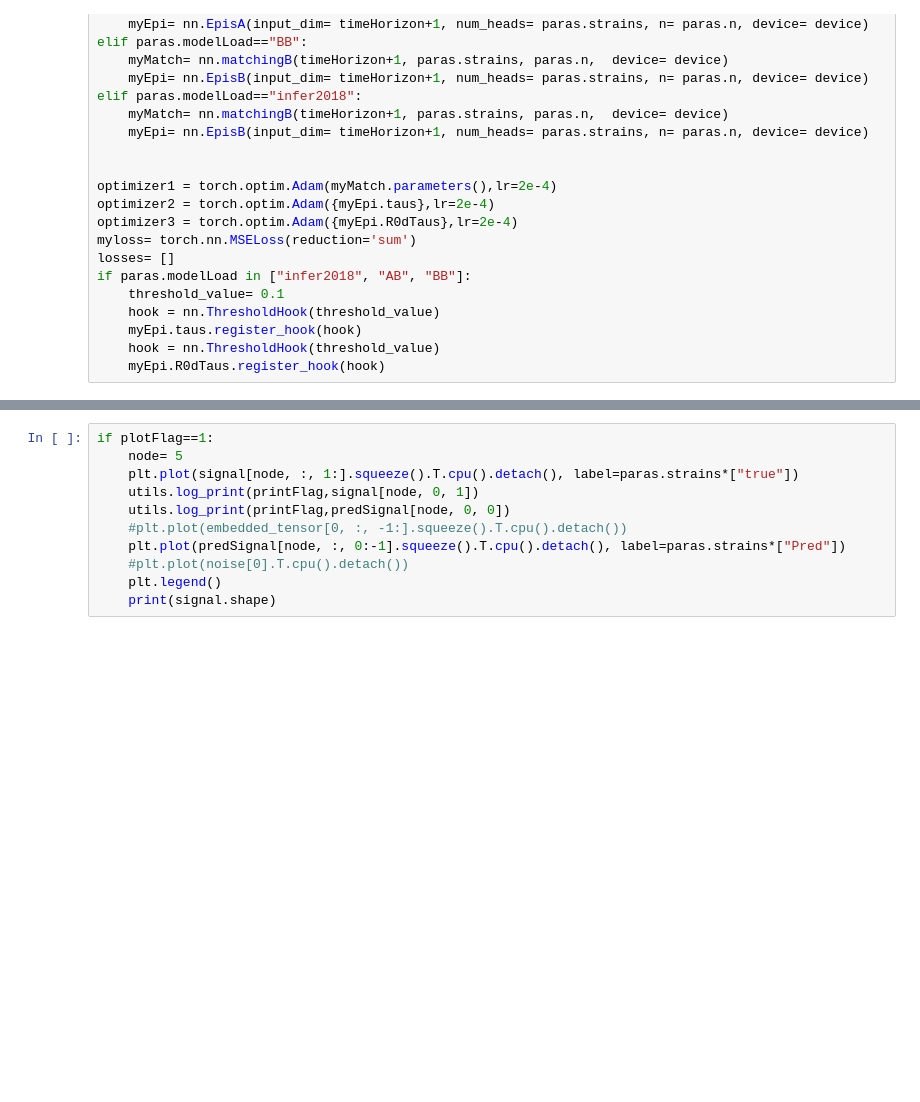
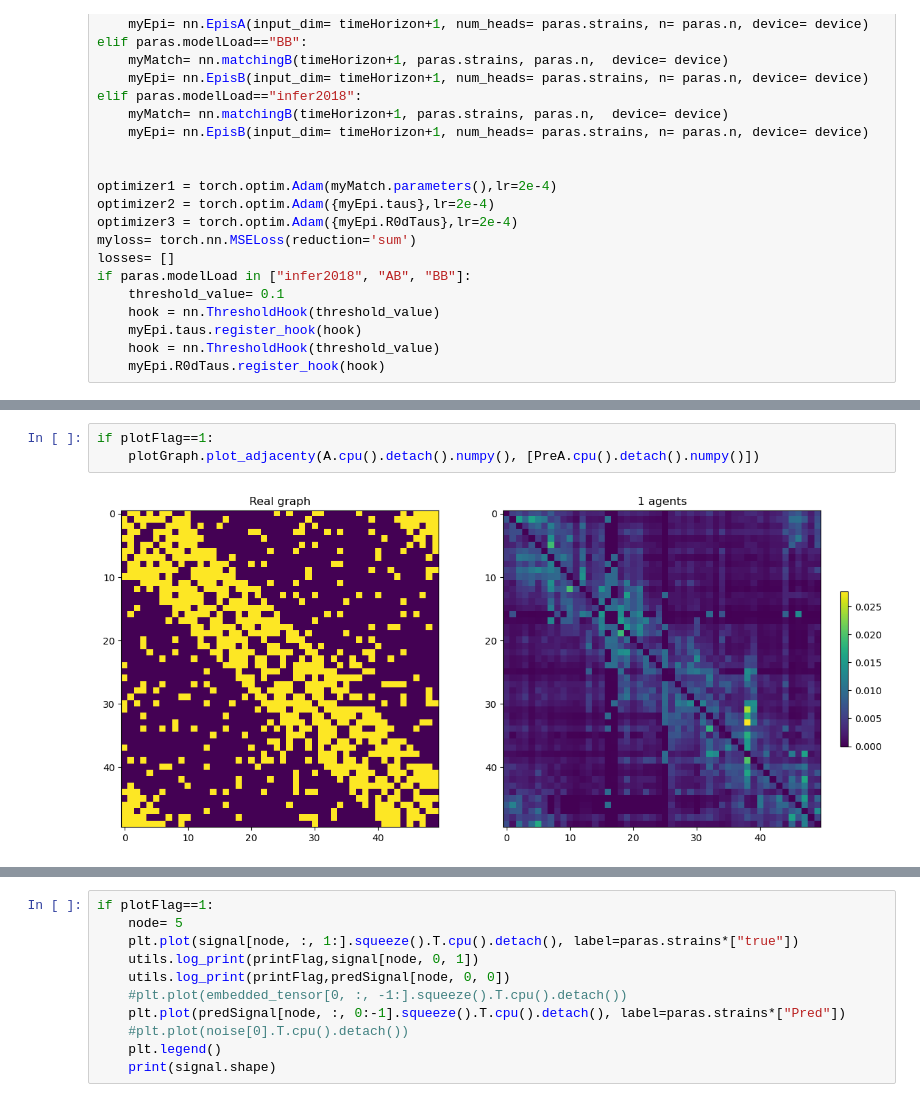
Before and after one commit to bizhili/Topology_Learning_Epis, a Jupyter notebook: test_multi_cities_no_att.ipynb, the cells around one changed output, grey strips where cells are left out. Cells and saved outputs as stored; diff of their text form; blank space fills up the shorter version.

```diff
--- a/test_multi_cities_no_att.ipynb
+++ b/test_multi_cities_no_att.ipynb
@@ -279,3 +291,8 @@ edge_correctness: tensor(0.6579, device='cuda:0')
+# %%
+if plotFlag==1:
+    plotGraph.plot_adjacenty(A.cpu().detach().numpy(), [PreA.cpu().detach().numpy()])
+# %% [output]
+[figure, added]
 # %%
 if plotFlag==1:
     plt.plot(losses)
```
Also changed, not shown: parts of 9 cells of this notebook, 12 other files.
